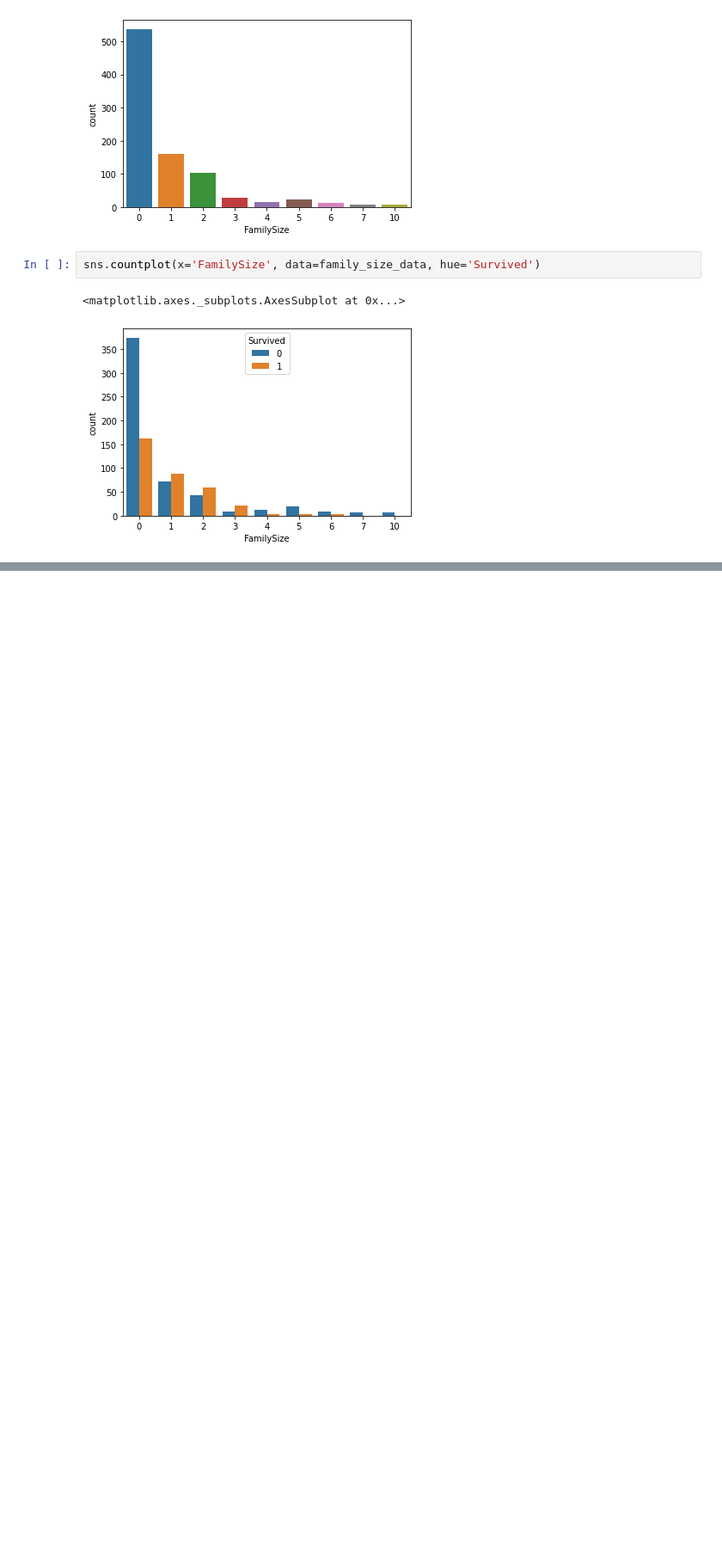
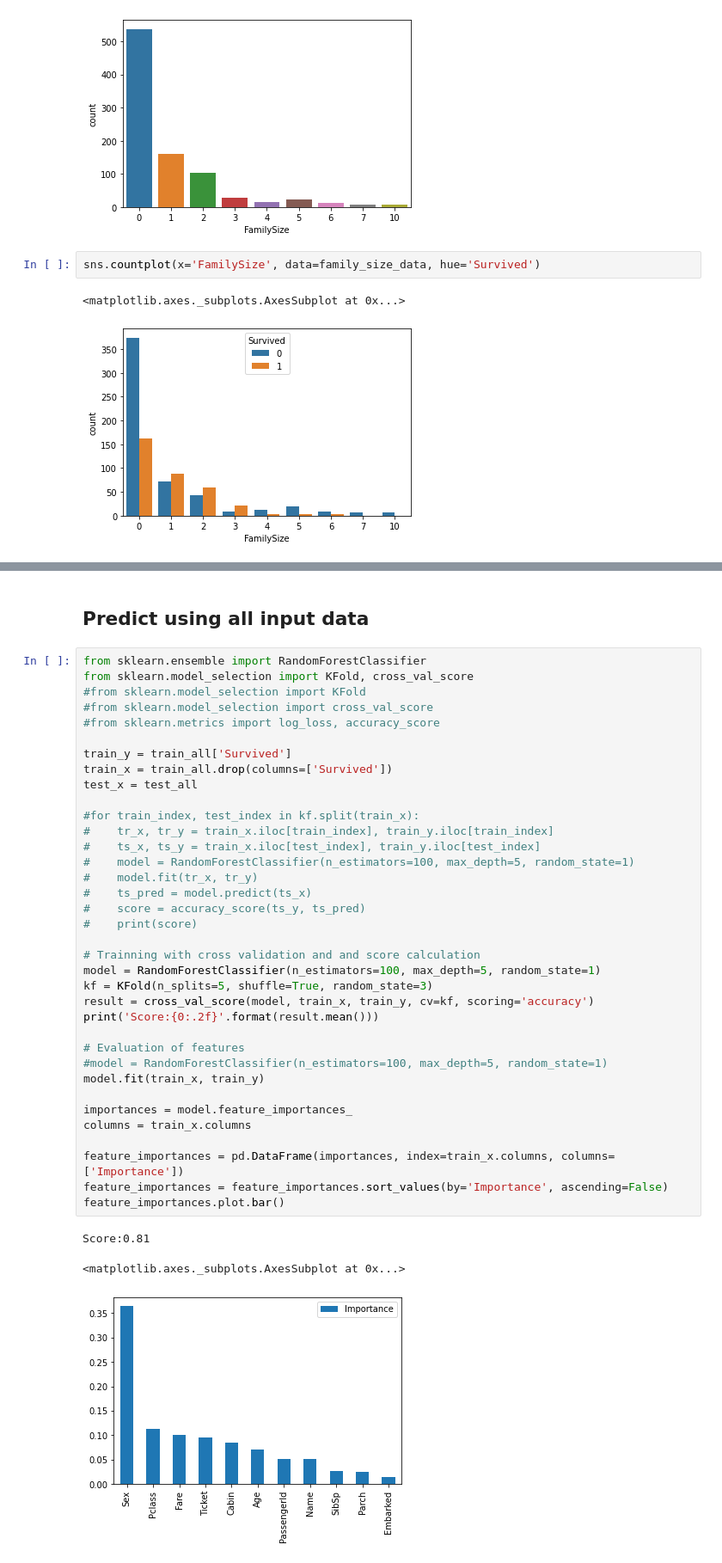
Before and after one commit to predora005/kaggle-practice, a Jupyter notebook: titanic/titanic.ipynb, the cells around one changed output, grey strips where cells are left out. Shown at 86% size. Drawn from its saved outputs; the diff is of its cells as text; blank space fills up the shorter version.

Commit message:
add prediction to titanic

```diff
--- a/titanic/titanic.ipynb
+++ b/titanic/titanic.ipynb
@@ -368,0 +400,42 @@ sns.countplot(x='FamilySize', data=family_size_data, hue='Survived')
+# %% [markdown]
+## Predict using all input data
+# %%
+from sklearn.ensemble import RandomForestClassifier
+from sklearn.model_selection import KFold, cross_val_score
+#from sklearn.model_selection import KFold
+#from sklearn.model_selection import cross_val_score
+#from sklearn.metrics import log_loss, accuracy_score
+
+train_y = train_all['Survived']
+train_x = train_all.drop(columns=['Survived'])
+test_x = test_all
+
+#for train_index, test_index in kf.split(train_x):
+#    tr_x, tr_y = train_x.iloc[train_index], train_y.iloc[train_index]
+#    ts_x, ts_y = train_x.iloc[test_index], train_y.iloc[test_index]
+#    model = RandomForestClassifier(n_estimators=100, max_depth=5, random_state=1)
+#    model.fit(tr_x, tr_y)
+#    ts_pred = model.predict(ts_x)
+#    score = accuracy_score(ts_y, ts_pred)
+#    print(score)
+
+# Trainning with cross validation and and score calculation
+model = RandomForestClassifier(n_estimators=100, max_depth=5, random_state=1)
+kf = KFold(n_splits=5, shuffle=True, random_state=3)
+result = cross_val_score(model, train_x, train_y, cv=kf, scoring='accuracy')
+print('Score:{0:.2f}'.format(result.mean()))
+
+# Evaluation of features
+#model = RandomForestClassifier(n_estimators=100, max_depth=5, random_state=1)
+model.fit(train_x, train_y)
+
+importances = model.feature_importances_
+columns = train_x.columns
+
+feature_importances = pd.DataFrame(importances, index=train_x.columns, columns=['Importance'])
+feature_importances = feature_importances.sort_values(by='Importance', ascending=False)
+feature_importances.plot.bar()
+# %% [output]
+Score:0.81
+<matplotlib.axes._subplots.AxesSubplot at 0x...>
+[figure, added]
```
Also changed, not shown: parts of 24 cells of this notebook.
